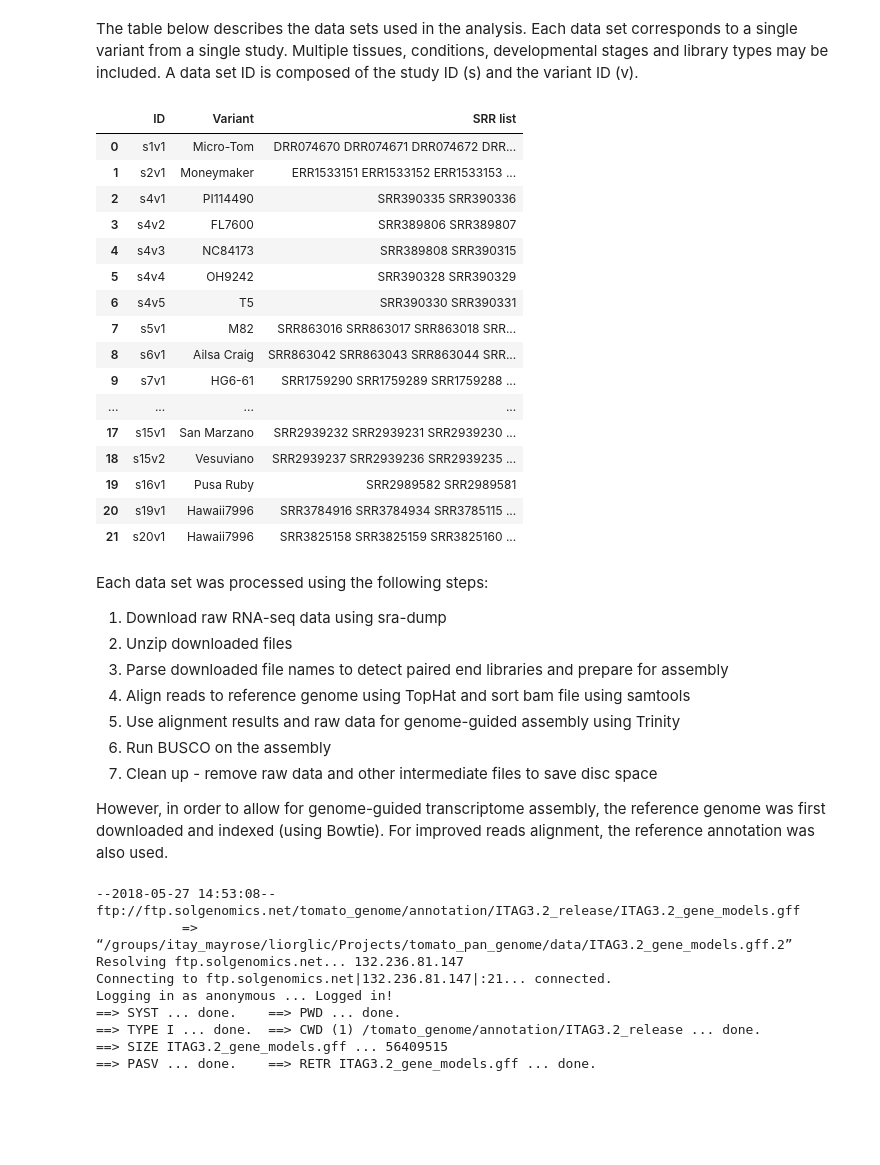
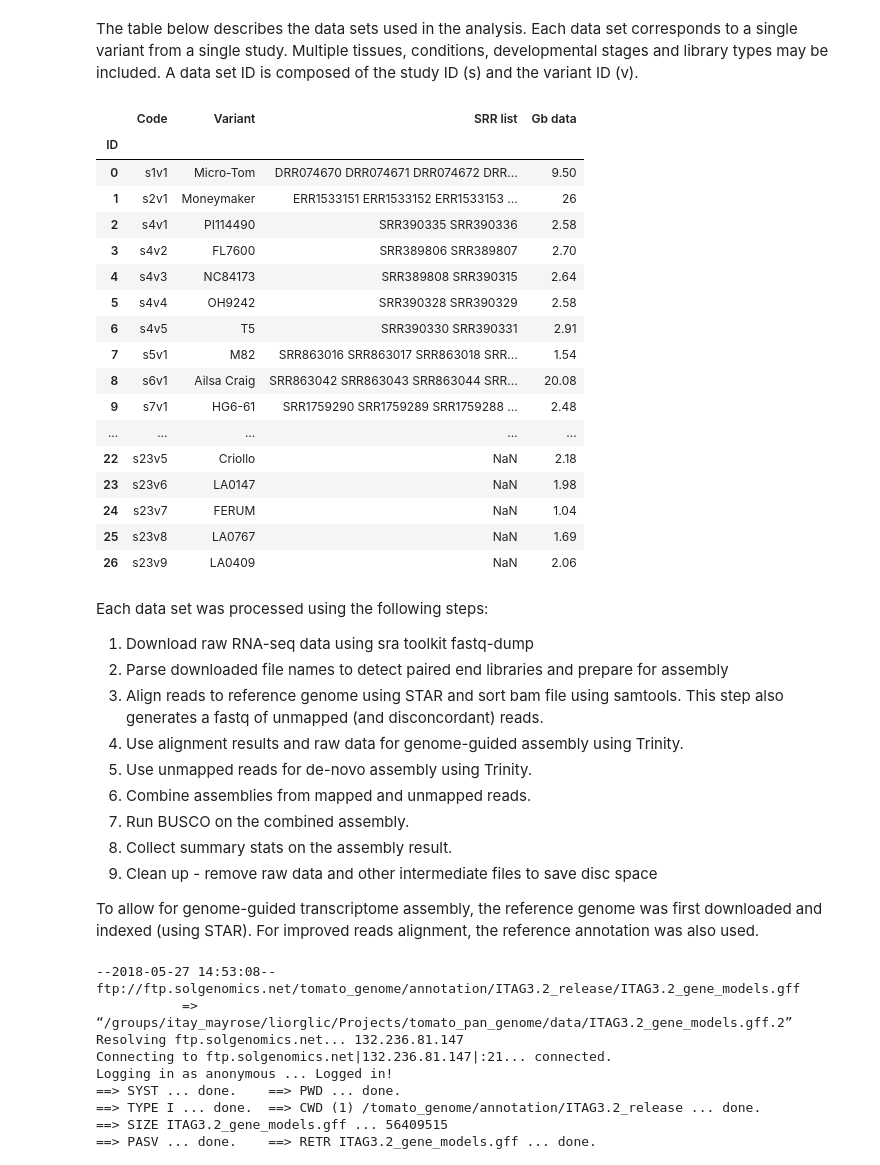
Before and after one commit to MayroseLab/Lior, a Jupyter notebook: tomato_pan_genome/notebooks/transcriptome_assembly_and_assessment.ipynb, the cells around one changed output. Saved outputs shown, nothing was run; the diff lists cells and outputs as text; code cells hidden in the pictures; blank space fills up the shorter version.

```diff
--- a/tomato_pan_genome/notebooks/transcriptome_assembly_and_assessment.ipynb
+++ b/tomato_pan_genome/notebooks/transcriptome_assembly_and_assessment.ipynb
@@ -130,39 +135,41 @@ display(pandas.DataFrame.from_csv(full_length_hist, sep='\t'))
 The table below describes the data sets used in the analysis. Each data set corresponds to a single variant from a single study. Multiple tissues, conditions, developmental stages and library types may be included. A data set ID is composed of the study ID (s) and the variant ID (v).
 # %%
 s_lyc_datasets_tsv = DATA_PATH + "/S_lyc_RNA_seq_datasets.tsv"
-s_lyc_datasets = pandas.DataFrame.from_csv(s_lyc_datasets_tsv, sep='\t')
+s_lyc_datasets = pandas.read_csv(s_lyc_datasets_tsv, sep='\t')
 s_lyc_datasets.index.name = 'ID'
-s_lyc_datasets.reset_index(inplace=True)
-display(s_lyc_datasets)
+s_lyc_datasets
 # %% [output]
-|  | ID | Variant | SRR list |
-| 0 | s1v1 | Micro-Tom | DRR074670 DRR074671 DRR074672 DRR... |
-| 1 | s2v1 | Moneymaker | ERR1533151 ERR1533152 ERR1533153 ... |
-| 2 | s4v1 | PI114490 | SRR390335 SRR390336 |
-| 3 | s4v2 | FL7600 | SRR389806 SRR389807 |
-| 4 | s4v3 | NC84173 | SRR389808 SRR390315 |
-| 5 | s4v4 | OH9242 | SRR390328 SRR390329 |
-| 6 | s4v5 | T5 | SRR390330 SRR390331 |
-| 7 | s5v1 | M82 | SRR863016 SRR863017 SRR863018 SRR... |
-| 8 | s6v1 | Ailsa Craig | SRR863042 SRR863043 SRR863044 SRR... |
-| 9 | s7v1 | HG6-61 | SRR1759290 SRR1759289 SRR1759288 ... |
-| ... | ... | ... | ... |
-| 17 | s15v1 | San Marzano | SRR2939232 SRR2939231 SRR2939230 ... |
-| 18 | s15v2 | Vesuviano | SRR2939237 SRR2939236 SRR2939235 ... |
-| 19 | s16v1 | Pusa Ruby | SRR2989582 SRR2989581 |
-| 20 | s19v1 | Hawaii7996 | SRR3784916 SRR3784934 SRR3785115 ... |
-| 21 | s20v1 | Hawaii7996 | SRR3825158 SRR3825159 SRR3825160 ... |
+|  | Code | Variant | SRR list | Gb data |
+| ID |  |  |  |  |
+| 0 | s1v1 | Micro-Tom | DRR074670 DRR074671 DRR074672 DRR... | 9.50 |
+| 1 | s2v1 | Moneymaker | ERR1533151 ERR1533152 ERR1533153 ... | 26 |
+| 2 | s4v1 | PI114490 | SRR390335 SRR390336 | 2.58 |
+| 3 | s4v2 | FL7600 | SRR389806 SRR389807 | 2.70 |
+| 4 | s4v3 | NC84173 | SRR389808 SRR390315 | 2.64 |
+| 5 | s4v4 | OH9242 | SRR390328 SRR390329 | 2.58 |
+| 6 | s4v5 | T5 | SRR390330 SRR390331 | 2.91 |
+| 7 | s5v1 | M82 | SRR863016 SRR863017 SRR863018 SRR... | 1.54 |
+| 8 | s6v1 | Ailsa Craig | SRR863042 SRR863043 SRR863044 SRR... | 20.08 |
+| 9 | s7v1 | HG6-61 | SRR1759290 SRR1759289 SRR1759288 ... | 2.48 |
+| ... | ... | ... | ... | ... |
+| 22 | s23v5 | Criollo | NaN | 2.18 |
+| 23 | s23v6 | LA0147 | NaN | 1.98 |
+| 24 | s23v7 | FERUM | NaN | 1.04 |
+| 25 | s23v8 | LA0767 | NaN | 1.69 |
+| 26 | s23v9 | LA0409 | NaN | 2.06 |
 # %% [markdown]
 Each data set was processed using the following steps:
-1. Download raw RNA-seq data using sra-dump
-1. Unzip downloaded files
+1. Download raw RNA-seq data using sra toolkit fastq-dump
 1. Parse downloaded file names to detect paired end libraries and prepare for assembly
-1. Align reads to reference genome using TopHat and sort bam file using samtools
-1. Use alignment results and raw data for genome-guided assembly using Trinity
-1. Run BUSCO on the assembly
+1. Align reads to reference genome using STAR and sort bam file using samtools. This step also generates a fastq of unmapped (and disconcordant) reads.
+1. Use alignment results and raw data for genome-guided assembly using Trinity.
+1. Use unmapped reads for de-novo assembly using Trinity.
+1. Combine assemblies from mapped and unmapped reads.
+1. Run BUSCO on the combined assembly.
+1. Collect summary stats on the assembly result.
 1. Clean up - remove raw data and other intermediate files to save disc space
 
-However, in order to allow for genome-guided transcriptome assembly, the reference genome was first downloaded and indexed (using Bowtie). For improved reads alignment, the reference annotation was also used.
+To allow for genome-guided transcriptome assembly, the reference genome was first downloaded and indexed (using STAR). For improved reads alignment, the reference annotation was also used.
 # %%
 FASTQ_DUMP_PATH = "/groups/itay_mayrose/liorglic/sratoolkit.2.9.0-ubuntu64/bin/fastq-dump"
 download_to_dir = "%s/S_lyc_RNA_Seq" % realpath(DATA_PATH)
```
Also changed, not shown: parts of 34 cells of this notebook, 1 other file.
